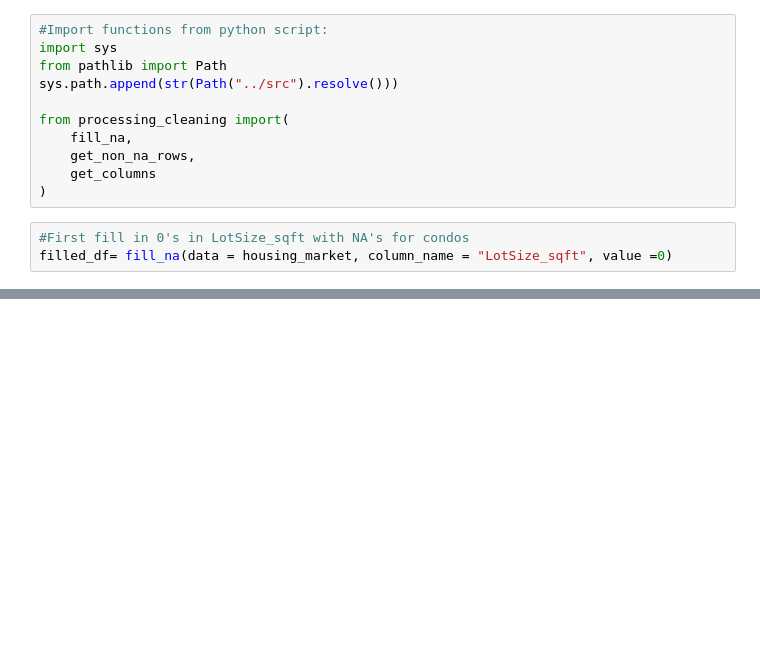
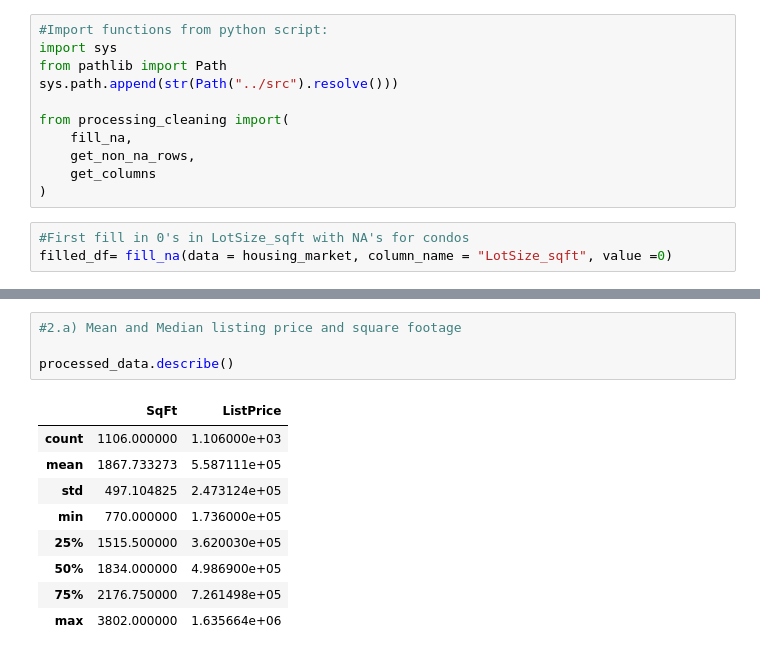
Before and after one commit to mdo222/sta556-homework-2, a Jupyter notebook: notebooks/homework_2.ipynb, the cells around one changed output, grey strips where cells are left out. Drawn from its saved outputs; the diff is of its cells as text; blank space fills up the shorter version.

```diff
--- a/notebooks/homework_2.ipynb
+++ b/notebooks/homework_2.ipynb
@@ -121,0 +255,14 @@ filled_df= fill_na(data = housing_market, column_name = "LotSize_sqft", value =0
+# %%
+#2.a) Mean and Median listing price and square footage
+
+processed_data.describe()
+# %% [output]
+|  | SqFt | ListPrice |
+| count | 1106.000000 | 1.106000e+03 |
+| mean | 1867.733273 | 5.587111e+05 |
+| std | 497.104825 | 2.473124e+05 |
+| min | 770.000000 | 1.736000e+05 |
+| 25% | 1515.500000 | 3.620030e+05 |
+| 50% | 1834.000000 | 4.986900e+05 |
+| 75% | 2176.750000 | 7.261498e+05 |
+| max | 3802.000000 | 1.635664e+06 |
```
Also changed, not shown: parts of 35 cells of this notebook, 1 other file.
